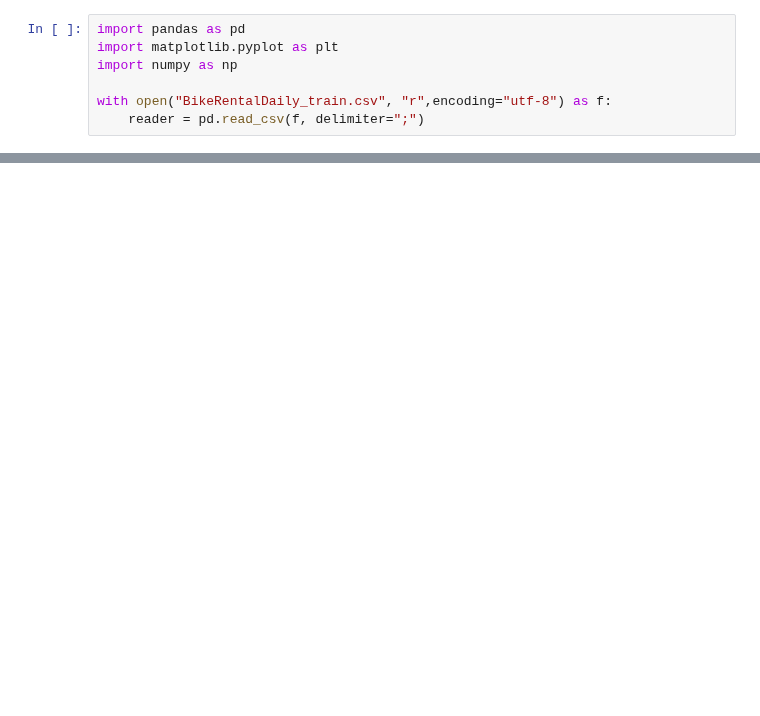
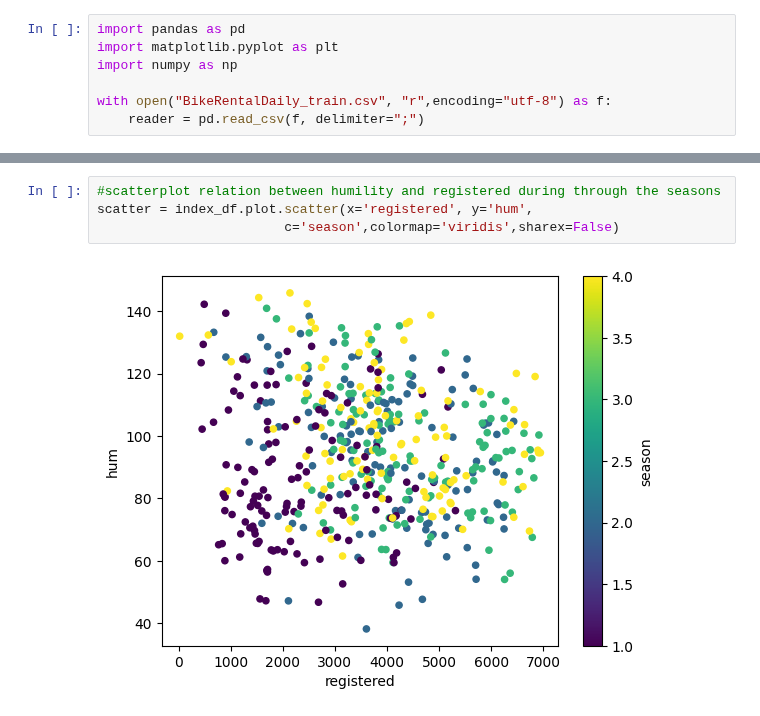
Before and after one commit to PatrykGadziomski/Bike-Rental-Prediction, a Jupyter notebook: Project Data set and Description-20231027/notebook.ipynb, the cells around one changed output, grey strips where cells are left out. Drawn from its saved outputs; the diff is of its cells as text; blank space fills up the shorter version.

```diff
--- a/Project Data set and Description-20231027/notebook.ipynb
+++ b/Project Data set and Description-20231027/notebook.ipynb
@@ -19,0 +111,6 @@ reader.describe() #column "Season" has missing data (538 Entrys of 600) &  "hum"
+# %%
+#scatterplot relation between humility and registered during through the seasons
+scatter = index_df.plot.scatter(x='registered', y='hum',
+                        c='season',colormap='viridis',sharex=False)
+# %% [output]
+[figure, added]
```
Also changed, not shown: parts of 8 cells of this notebook.
